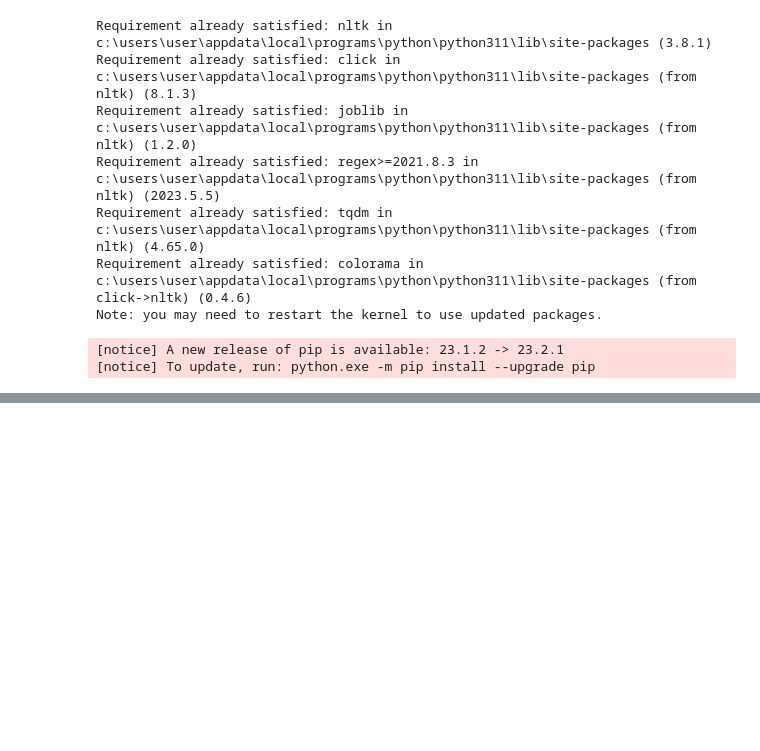
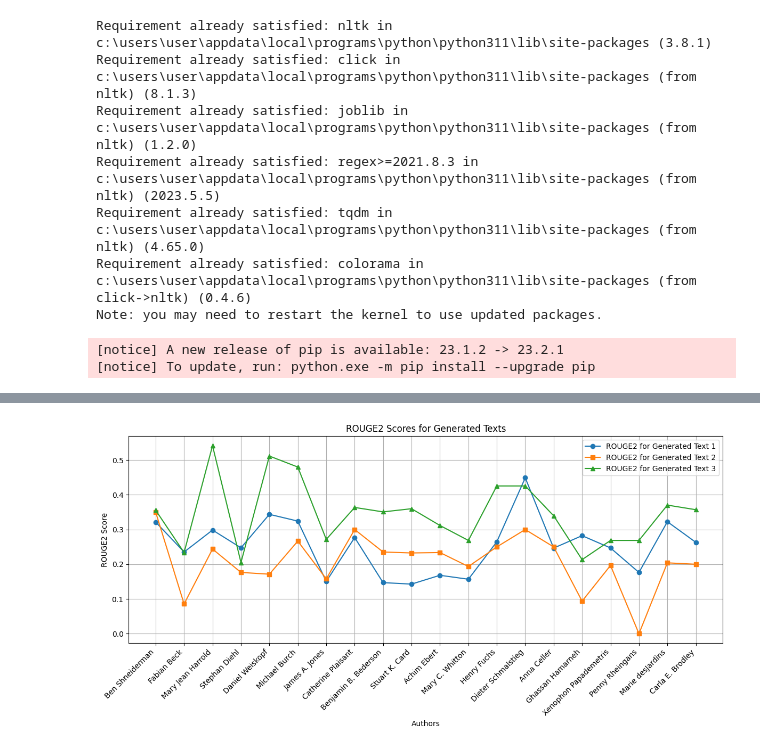
Before and after one commit to jonidamukaj/testing_LLMs, a Jupyter notebook: testing/paragraph1/davinci/Rouge/vis.ipynb, the cells around one changed output, grey strips where cells are left out. Cells and saved outputs as stored; diff of their text form; code cells hidden in the pictures; blank space fills up the shorter version.

```diff
--- a/testing/paragraph1/davinci/Rouge/vis.ipynb
+++ b/testing/paragraph1/davinci/Rouge/vis.ipynb
@@ -95,0 +247,18 @@ plt.show()
+# %%
+# Plot the ROUGE scores as line plots
+plt.figure(figsize=(12, 6))
+
+plt.plot(x_values, rouge2_scores_generated1, label='ROUGE2 for Generated Text 1', marker='o')
+plt.plot(x_values, rouge2_scores_generated2, label='ROUGE2 for Generated Text 2', marker='s')
+plt.plot(x_values, rouge2_scores_generated3, label='ROUGE2 for Generated Text 3', marker='^')
+
+plt.xlabel('Authors')
+plt.ylabel('ROUGE2 Score')
+plt.title('ROUGE2 Scores for Generated Texts')
+plt.xticks(rotation=45, ha='right')  # Rotate x-axis labels for better readability
+plt.legend()
+plt.tight_layout()
+plt.grid(True)
+plt.show()
+# %% [output]
+[figure, added]
```
Also changed, not shown: parts of 7 cells of this notebook, 3 other files.
